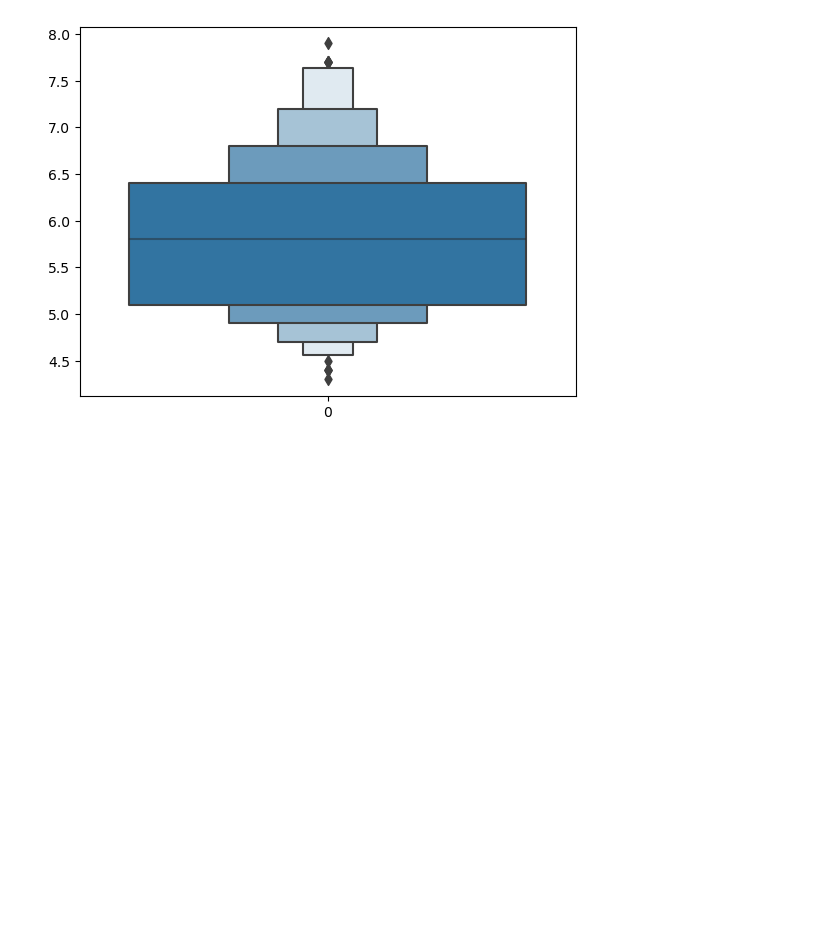
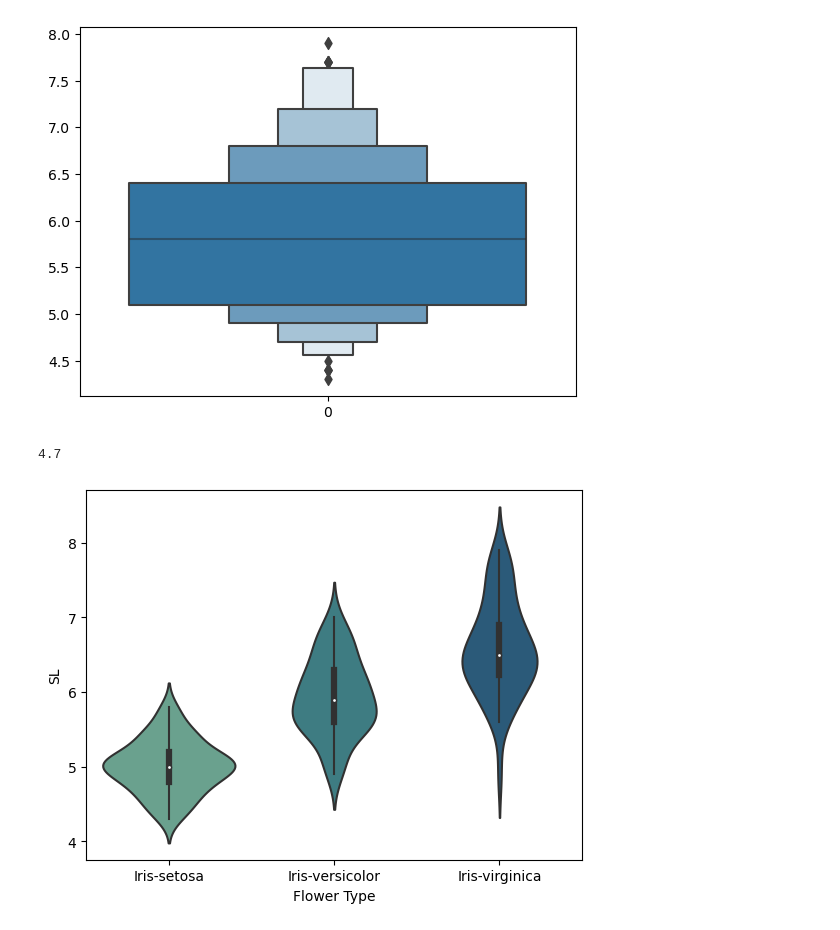
Before and after one commit to CodeByDeepankar/CTTC-AIML, a Jupyter notebook: Day11_SNS.ipynb, the cells around one changed output. Drawn from its saved outputs; the diff is of its cells as text; code cells hidden in the pictures; blank space fills up the shorter version.

```diff
--- a/Day11_SNS.ipynb
+++ b/Day11_SNS.ipynb
@@ -177,3 +177,12 @@ sns.boxenplot(iris.SL, )
 # %% [output]
 <Axes: >
 [figure]
+# %%
+np.percentile(iris.SL,6.25)
+# %% [output]
+4.7
+# %%
+sns.violinplot(y = iris.SL,x = iris['Flower Type' ], palette='crest')
+plt.show()
+# %% [output]
+[figure, added]
```
Also changed, not shown: parts of 23 cells of this notebook, 1 other file.
